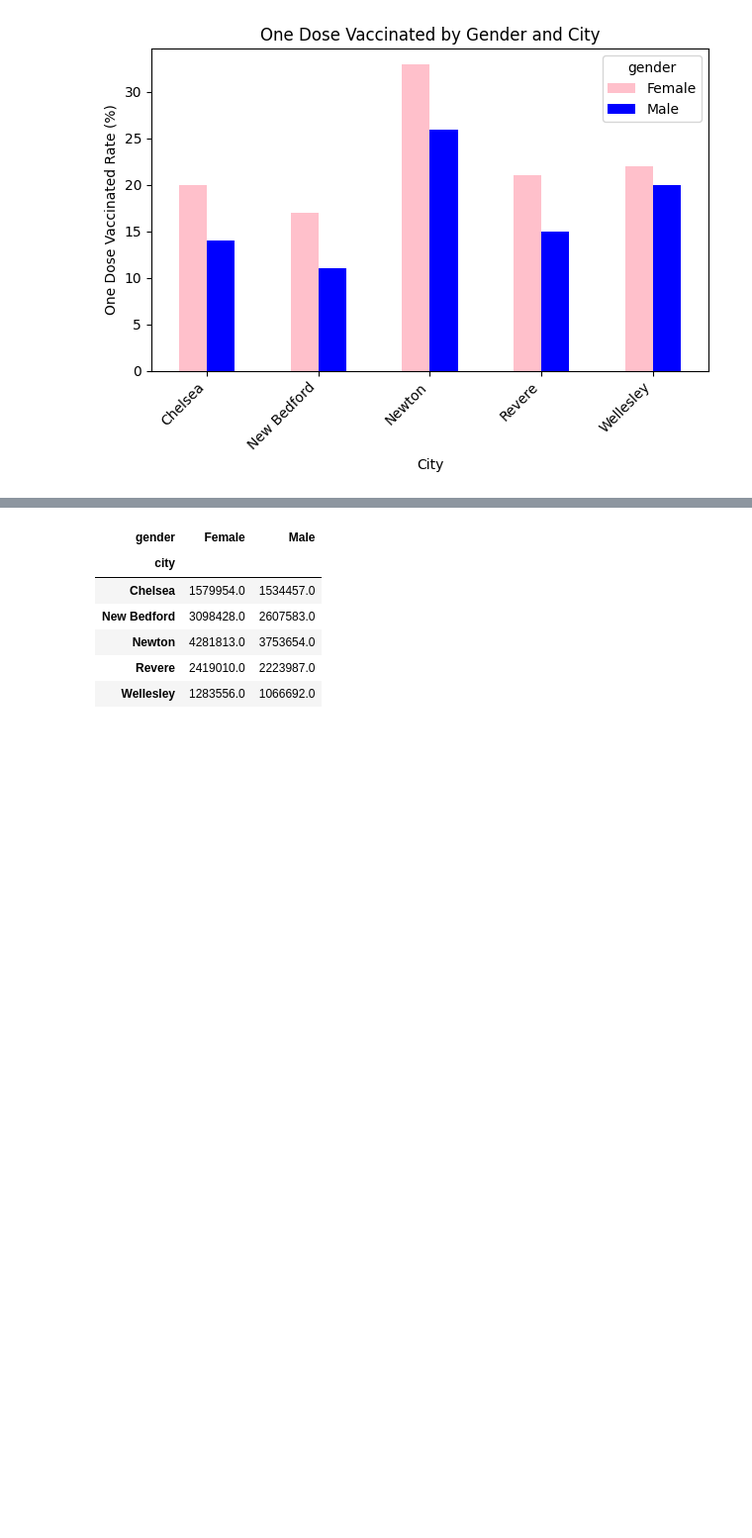
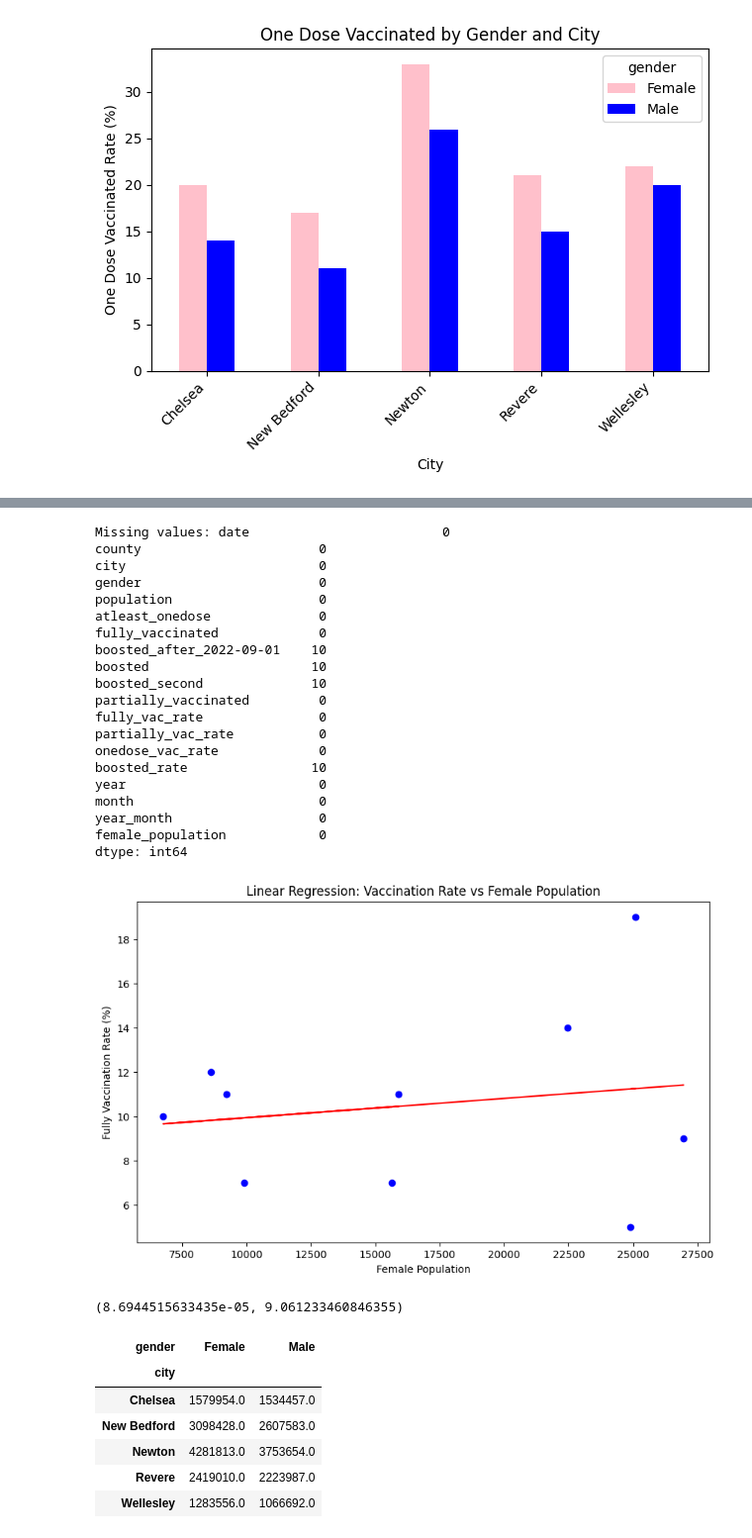
Before and after one commit to BU-Spark/ds-bch-vaccine-equity, a Jupyter notebook: fa23-team/src/sex_vaccination_rate.ipynb, the cells around one changed output, grey strips where cells are left out. Shown at 99% size. Drawn from its saved outputs; the diff is of its cells as text; code cells hidden in the pictures; blank space fills up the shorter version.

```diff
--- a/fa23-team/src/sex_vaccination_rate.ipynb
+++ b/fa23-team/src/sex_vaccination_rate.ipynb
@@ -162,0 +186,4 @@ plt.show()
+# %%
+population_df = vac_data[vac_data['gender'].isin(['Female', 'Male','Total'])]
+population_df = population_df.drop_duplicates(subset=['city', 'gender'])
+population_df.head(10)
@@ -162,0 +377,14 @@ plt.show()
+# %%
+# 3. calculate the vaccination rate
+# Calculating vaccination rate
+population_df['fully_vac_rate'] = round((population_df['fully_vaccinated'] / population_df['population']),2) * 100
+population_df['partially_vac_rate'] = round((population_df['partially_vaccinated'] / population_df['population']),2) * 100
+population_df['onedose_vac_rate'] = round((population_df['atleast_onedose'] / population_df['population']),2) * 100
+population_df['boosted_rate'] = round((population_df['boosted'] / population_df['population']),2) * 100
+population_df['female_population'] = population_df['population'] * female_proportion
+
+# exclued data of 'Other/Unknown' in race
+population_df = population_df[~population_df['gender'].isin(['Other'])]
+
+# exclued data of 'NH/PI' in race
+population_df = population_df[~population_df['gender'].isin(['Total'])]
@@ -163,3 +405,56 @@ plt.show()
+# %%
+
+# Imputing missing values with the mean
+population_df['fully_vac_rate'].fillna(population_df['fully_vac_rate'].mean(), inplace=True)
+
+# Check for missing values
+print("Missing values:", population_df.isnull().sum())
+
+# Reshaping the predictor variable for use in LinearRegression
+X = population_df[['female_population']]  # Needs to be in 2D array format
+y = population_df['fully_vac_rate']
+
+# Setting up linear regression model
+model = LinearRegression()
+model.fit(X, y)
+
+# Getting the slope (coefficient) and the intercept
+slope = model.coef_[0]
+intercept = model.intercept_
+
+# Plotting the results
+plt.figure(figsize=(10, 6))
+plt.scatter(population_df['female_population'], y, color='blue')
+plt.plot(population_df['female_population'], model.predict(X), color='red')
+plt.xlabel('Female Population')
+plt.ylabel('Fully Vaccination Rate (%)')
+plt.title('Linear Regression: Vaccination Rate vs Female Population')
+plt.show()
+
+(slope, intercept)
+# %% [output]
+Missing values: date                         0
+county                       0
+city                         0
+gender                       0
+population                   0
+atleast_onedose              0
+fully_vaccinated             0
+boosted_after_2022-09-01    10
+boosted                     10
+boosted_second              10
+partially_vaccinated         0
+fully_vac_rate               0
+partially_vac_rate           0
+onedose_vac_rate             0
+boosted_rate                10
+year                         0
+month                        0
+year_month                   0
+female_population            0
+dtype: int64
+[figure, added]
+(8.6944515633435e-05, 9.061233460846355)
 # %%
 # List of cities of interest
 cities_of_interest = ['Revere', 'Chelsea', 'Newton', 'Wellesley', 'New Bedford']
```
Also changed, not shown: parts of 13 cells of this notebook.
